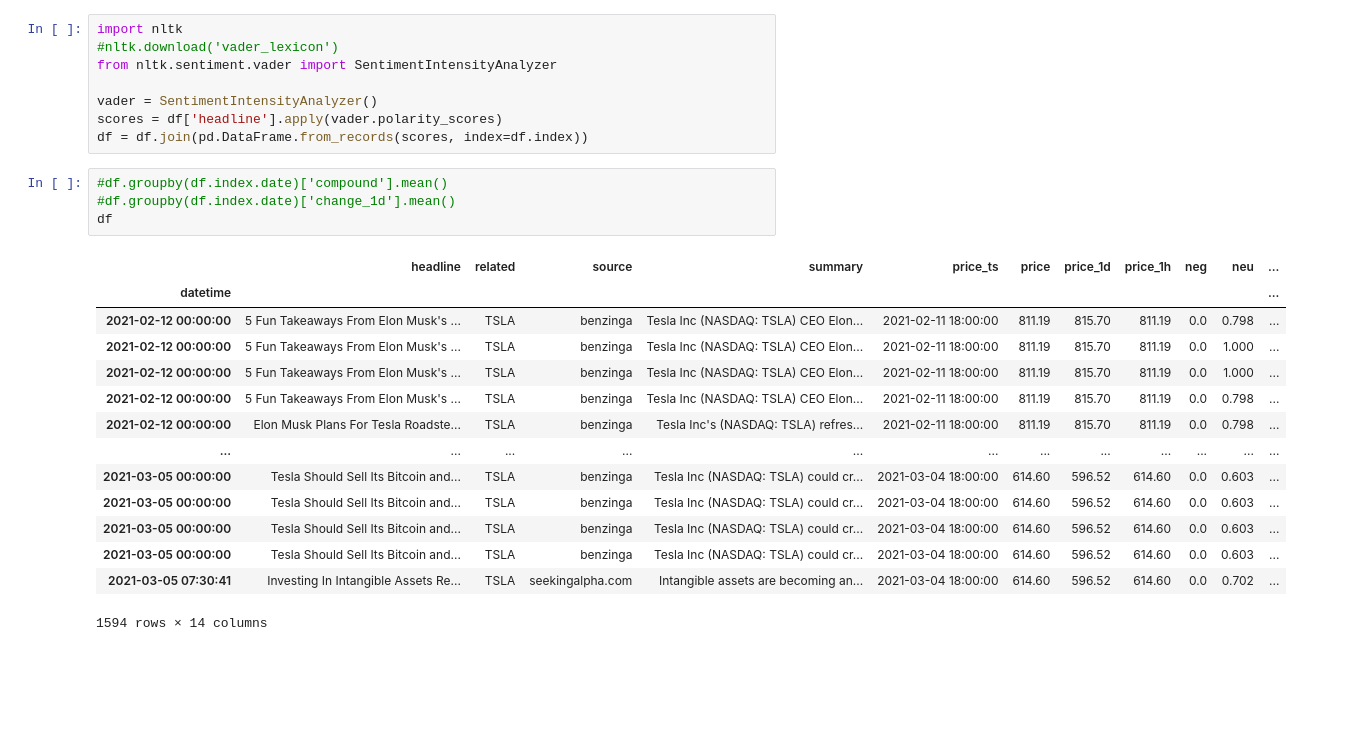
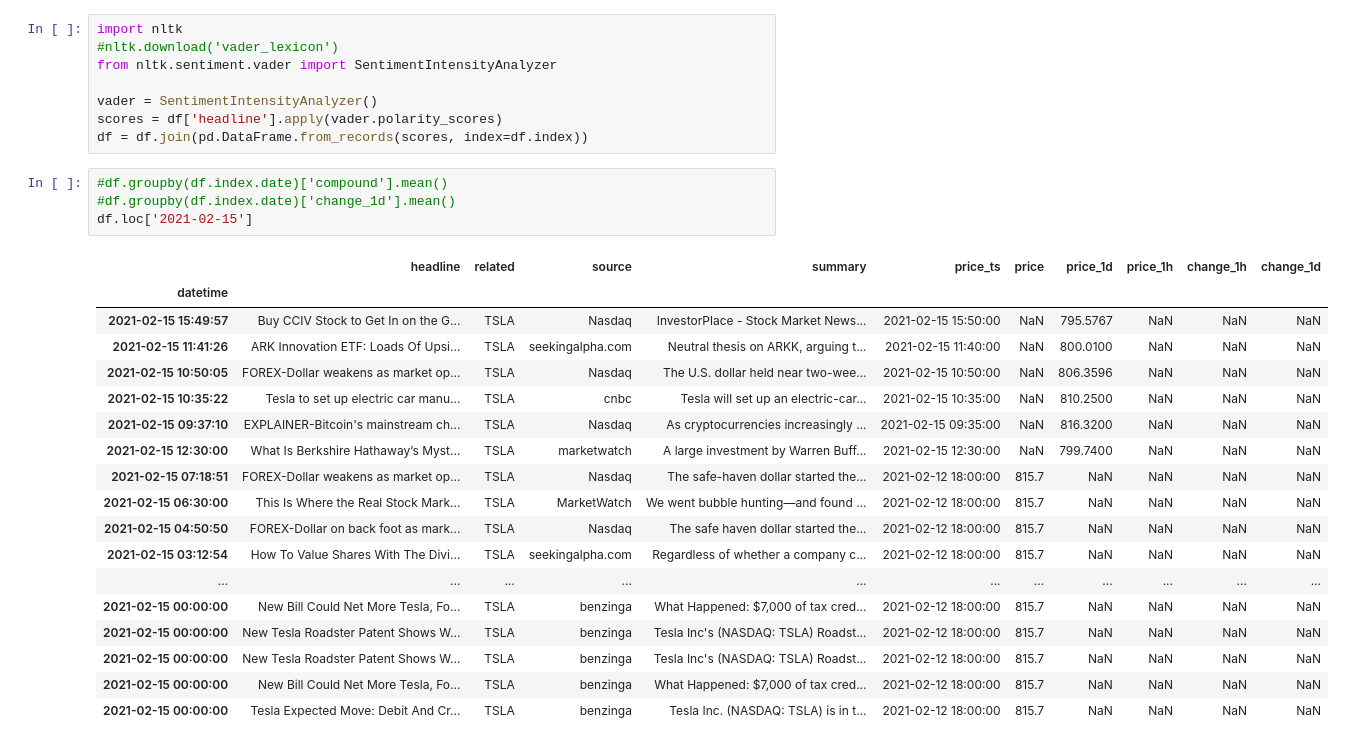
Before and after one commit to alessandraquig/SentimentAnalysisSubproject, a Jupyter notebook: FinanceSentimentAnalyser.ipynb, the cells around one changed output. Cells and saved outputs as stored; diff of their text form; blank space fills up the shorter version.

Commit message:
Correct price difference times

```diff
--- a/FinanceSentimentAnalyser.ipynb
+++ b/FinanceSentimentAnalyser.ipynb
@@ -48,19 +48,23 @@ df = df.join(pd.DataFrame.from_records(scores, index=df.index))
 # %%
 #df.groupby(df.index.date)['compound'].mean()
 #df.groupby(df.index.date)['change_1d'].mean()
-df
+df.loc['2021-02-15']
 # %% [output]
-|  | headline | related | source | summary | price_ts | price | price_1d | price_1h | neg | neu | ... |
-| datetime |  |  |  |  |  |  |  |  |  |  | ... |
-| 2021-02-12 00:00:00 | 5 Fun Takeaways From Elon Musk's ... | TSLA | benzinga | Tesla Inc (NASDAQ: TSLA) CEO Elon... | 2021-02-11 18:00:00 | 811.19 | 815.70 | 811.19 | 0.0 | 0.798 | ... |
-| 2021-02-12 00:00:00 | 5 Fun Takeaways From Elon Musk's ... | TSLA | benzinga | Tesla Inc (NASDAQ: TSLA) CEO Elon... | 2021-02-11 18:00:00 | 811.19 | 815.70 | 811.19 | 0.0 | 1.000 | ... |
-| 2021-02-12 00:00:00 | 5 Fun Takeaways From Elon Musk's ... | TSLA | benzinga | Tesla Inc (NASDAQ: TSLA) CEO Elon... | 2021-02-11 18:00:00 | 811.19 | 815.70 | 811.19 | 0.0 | 1.000 | ... |
-| 2021-02-12 00:00:00 | 5 Fun Takeaways From Elon Musk's ... | TSLA | benzinga | Tesla Inc (NASDAQ: TSLA) CEO Elon... | 2021-02-11 18:00:00 | 811.19 | 815.70 | 811.19 | 0.0 | 0.798 | ... |
-| 2021-02-12 00:00:00 | Elon Musk Plans For Tesla Roadste... | TSLA | benzinga | Tesla Inc's (NASDAQ: TSLA) refres... | 2021-02-11 18:00:00 | 811.19 | 815.70 | 811.19 | 0.0 | 0.798 | ... |
-| ... | ... | ... | ... | ... | ... | ... | ... | ... | ... | ... | ... |
-| 2021-03-05 00:00:00 | Tesla Should Sell Its Bitcoin and... | TSLA | benzinga | Tesla Inc (NASDAQ: TSLA) could cr... | 2021-03-04 18:00:00 | 614.60 | 596.52 | 614.60 | 0.0 | 0.603 | ... |
-| 2021-03-05 00:00:00 | Tesla Should Sell Its Bitcoin and... | TSLA | benzinga | Tesla Inc (NASDAQ: TSLA) could cr... | 2021-03-04 18:00:00 | 614.60 | 596.52 | 614.60 | 0.0 | 0.603 | ... |
-| 2021-03-05 00:00:00 | Tesla Should Sell Its Bitcoin and... | TSLA | benzinga | Tesla Inc (NASDAQ: TSLA) could cr... | 2021-03-04 18:00:00 | 614.60 | 596.52 | 614.60 | 0.0 | 0.603 | ... |
-| 2021-03-05 00:00:00 | Tesla Should Sell Its Bitcoin and... | TSLA | benzinga | Tesla Inc (NASDAQ: TSLA) could cr... | 2021-03-04 18:00:00 | 614.60 | 596.52 | 614.60 | 0.0 | 0.603 | ... |
-| 2021-03-05 07:30:41 | Investing In Intangible Assets Re... | TSLA | seekingalpha.com | Intangible assets are becoming an... | 2021-03-04 18:00:00 | 614.60 | 596.52 | 614.60 | 0.0 | 0.702 | ... |
+|  | headline | related | source | summary | price_ts | price | price_1d | price_1h | change_1h | change_1d |
+| datetime |  |  |  |  |  |  |  |  |  |  |
+| 2021-02-15 15:49:57 | Buy CCIV Stock to Get In on the G... | TSLA | Nasdaq | InvestorPlace - Stock Market News... | 2021-02-15 15:50:00 | NaN | 795.5767 | NaN | NaN | NaN |
+| 2021-02-15 11:41:26 | ARK Innovation ETF: Loads Of Upsi... | TSLA | seekingalpha.com | Neutral thesis on ARKK, arguing t... | 2021-02-15 11:40:00 | NaN | 800.0100 | NaN | NaN | NaN |
+| 2021-02-15 10:50:05 | FOREX-Dollar weakens as market op... | TSLA | Nasdaq | The U.S. dollar held near two-wee... | 2021-02-15 10:50:00 | NaN | 806.3596 | NaN | NaN | NaN |
+| 2021-02-15 10:35:22 | Tesla to set up electric car manu... | TSLA | cnbc | Tesla will set up an electric-car... | 2021-02-15 10:35:00 | NaN | 810.2500 | NaN | NaN | NaN |
+| 2021-02-15 09:37:10 | EXPLAINER-Bitcoin's mainstream ch... | TSLA | Nasdaq | As cryptocurrencies increasingly ... | 2021-02-15 09:35:00 | NaN | 816.3200 | NaN | NaN | NaN |
+| 2021-02-15 12:30:00 | What Is Berkshire Hathaway’s Myst... | TSLA | marketwatch | A large investment by Warren Buff... | 2021-02-15 12:30:00 | NaN | 799.7400 | NaN | NaN | NaN |
+| 2021-02-15 07:18:51 | FOREX-Dollar weakens as market op... | TSLA | Nasdaq | The safe-haven dollar started the... | 2021-02-12 18:00:00 | 815.7 | NaN | NaN | NaN | NaN |
+| 2021-02-15 06:30:00 | This Is Where the Real Stock Mark... | TSLA | MarketWatch | We went bubble hunting—and found ... | 2021-02-12 18:00:00 | 815.7 | NaN | NaN | NaN | NaN |
+| 2021-02-15 04:50:50 | FOREX-Dollar on back foot as mark... | TSLA | Nasdaq | The safe haven dollar started the... | 2021-02-12 18:00:00 | 815.7 | NaN | NaN | NaN | NaN |
+| 2021-02-15 03:12:54 | How To Value Shares With The Divi... | TSLA | seekingalpha.com | Regardless of whether a company c... | 2021-02-12 18:00:00 | 815.7 | NaN | NaN | NaN | NaN |
+| ... | ... | ... | ... | ... | ... | ... | ... | ... | ... | ... |
+| 2021-02-15 00:00:00 | New Bill Could Net More Tesla, Fo... | TSLA | benzinga | What Happened: $7,000 of tax cred... | 2021-02-12 18:00:00 | 815.7 | NaN | NaN | NaN | NaN |
+| 2021-02-15 00:00:00 | New Tesla Roadster Patent Shows W... | TSLA | benzinga | Tesla Inc's (NASDAQ: TSLA) Roadst... | 2021-02-12 18:00:00 | 815.7 | NaN | NaN | NaN | NaN |
+| 2021-02-15 00:00:00 | New Tesla Roadster Patent Shows W... | TSLA | benzinga | Tesla Inc's (NASDAQ: TSLA) Roadst... | 2021-02-12 18:00:00 | 815.7 | NaN | NaN | NaN | NaN |
+| 2021-02-15 00:00:00 | New Bill Could Net More Tesla, Fo... | TSLA | benzinga | What Happened: $7,000 of tax cred... | 2021-02-12 18:00:00 | 815.7 | NaN | NaN | NaN | NaN |
+| 2021-02-15 00:00:00 | Tesla Expected Move: Debit And Cr... | TSLA | benzinga | Tesla Inc. (NASDAQ: TSLA) is in t... | 2021-02-12 18:00:00 | 815.7 | NaN | NaN | NaN | NaN |
-1594 rows × 14 columns
```
Also changed, not shown: parts of 4 cells of this notebook, 1 other file.
